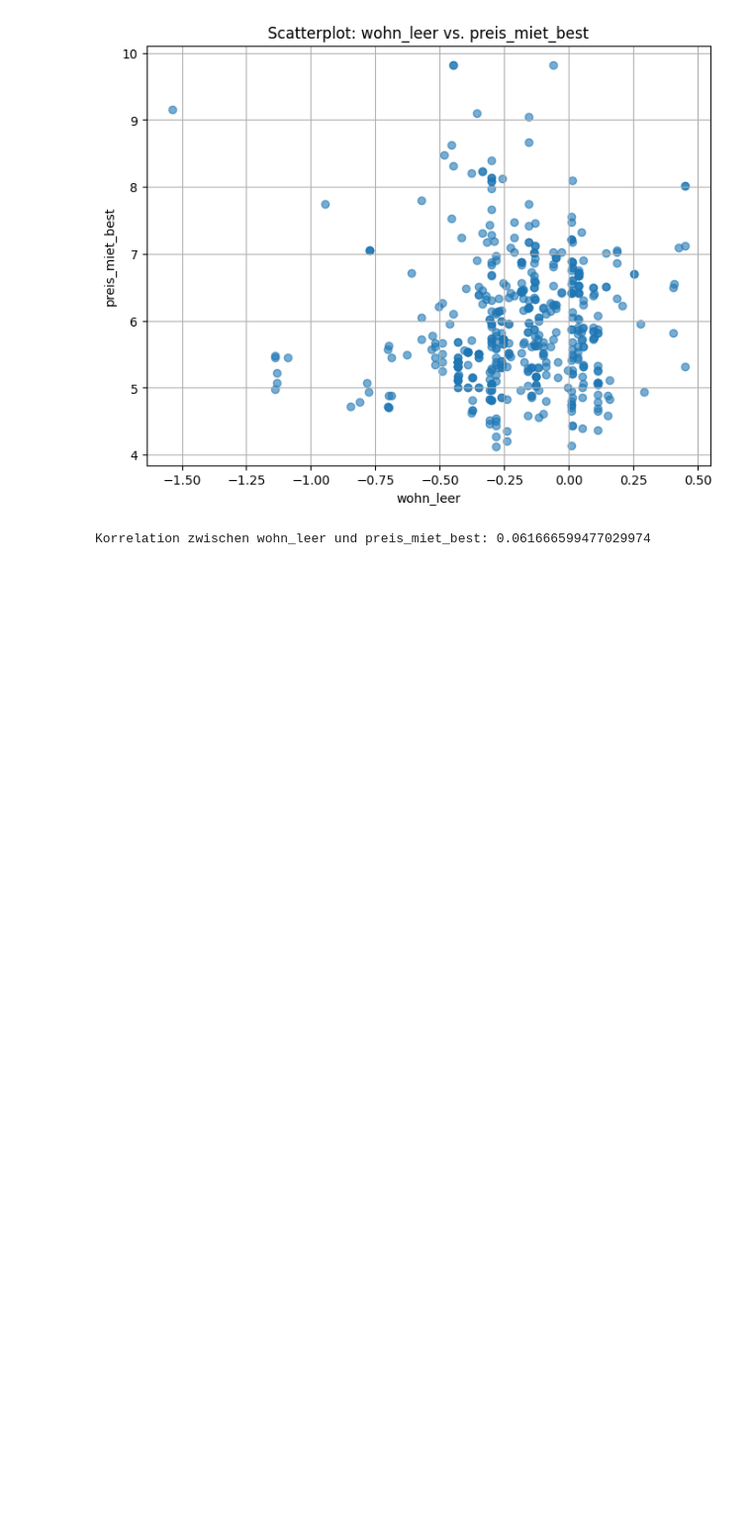
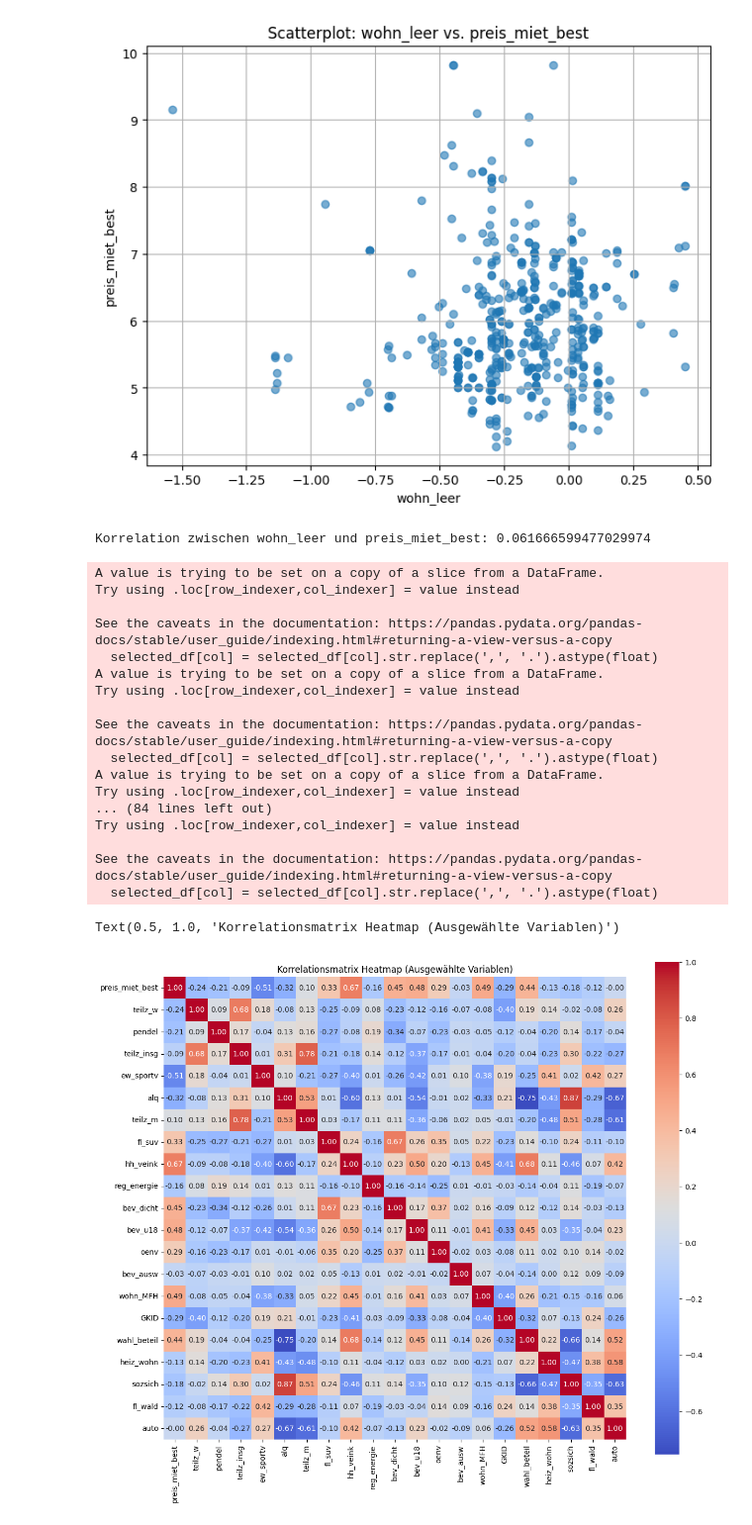
Before and after one commit to LeoS3000/VIZ-XAI-OpenDataGermany, a Jupyter notebook: testDataCarl.ipynb, the cells around one changed output. Shown: that part at 99% size. Cells and saved outputs as stored; diff of their text form; code cells hidden in the pictures; blank space fills up the shorter version.

Commit message:
heatmap

```diff
--- a/testDataCarl.ipynb
+++ b/testDataCarl.ipynb
@@ -21,3 +21,46 @@ correlation = df['wohn_leer'].corr(df['preis_miet_best'])
 print("Korrelation zwischen wohn_leer und preis_miet_best:",correlation)
 # %% [output]
 Korrelation zwischen wohn_leer und preis_miet_best: 0.061666599477029974
+# %%
+import seaborn as sns
+import matplotlib.pyplot as plt
+df = pd.read_csv('data/testdataset.CSV', sep=';', on_bad_lines='skip')
+# Nur die gewünschten Spalten auswählen
+selected_df = df[[
+    'preis_miet_best', 'teilz_w', 'pendel', 'teilz_insg', 'ew_sportv', 'alq', 'teilz_m',
+    'fl_suv', 'hh_veink', 'reg_energie', 'bev_dicht', 'bev_u18', 'oenv', 'bev_ausw',
+    'wohn_MFH', 'GKID', 'wahl_beteil', 'heiz_wohn', 'sozsich', 'fl_wald', 'auto'
+]]
+
+# String-Kommas in Punkten umwandeln und in float konvertieren (außer 'GKID')
+for col in selected_df.columns:
+    if selected_df[col].dtype == object and col != 'GKID':
+        selected_df[col] = selected_df[col].str.replace(',', '.').astype(float)
+
+# Korrelationsmatrix berechnen
+corr_matrix = selected_df.corr()
+
+# Heatmap plotten
+plt.figure(figsize=(14, 12))
+sns.heatmap(corr_matrix, annot=True, fmt=".2f", cmap="coolwarm", square=True)
+plt.title("Korrelationsmatrix Heatmap (Ausgewählte Variablen)")
+# %% [output]
+A value is trying to be set on a copy of a slice from a DataFrame.
+Try using .loc[row_indexer,col_indexer] = value instead
+
+See the caveats in the documentation: https://pandas.pydata.org/pandas-docs/stable/user_guide/indexing.html#returning-a-view-versus-a-copy
+  selected_df[col] = selected_df[col].str.replace(',', '.').astype(float)
+A value is trying to be set on a copy of a slice from a DataFrame.
+Try using .loc[row_indexer,col_indexer] = value instead
+
+See the caveats in the documentation: https://pandas.pydata.org/pandas-docs/stable/user_guide/indexing.html#returning-a-view-versus-a-copy
+  selected_df[col] = selected_df[col].str.replace(',', '.').astype(float)
+A value is trying to be set on a copy of a slice from a DataFrame.
+Try using .loc[row_indexer,col_indexer] = value instead
+... (84 lines left out)
+Try using .loc[row_indexer,col_indexer] = value instead
+
+See the caveats in the documentation: https://pandas.pydata.org/pandas-docs/stable/user_guide/indexing.html#returning-a-view-versus-a-copy
+  selected_df[col] = selected_df[col].str.replace(',', '.').astype(float)
+Text(0.5, 1.0, 'Korrelationsmatrix Heatmap (Ausgewählte Variablen)')
+[figure, added]
```
